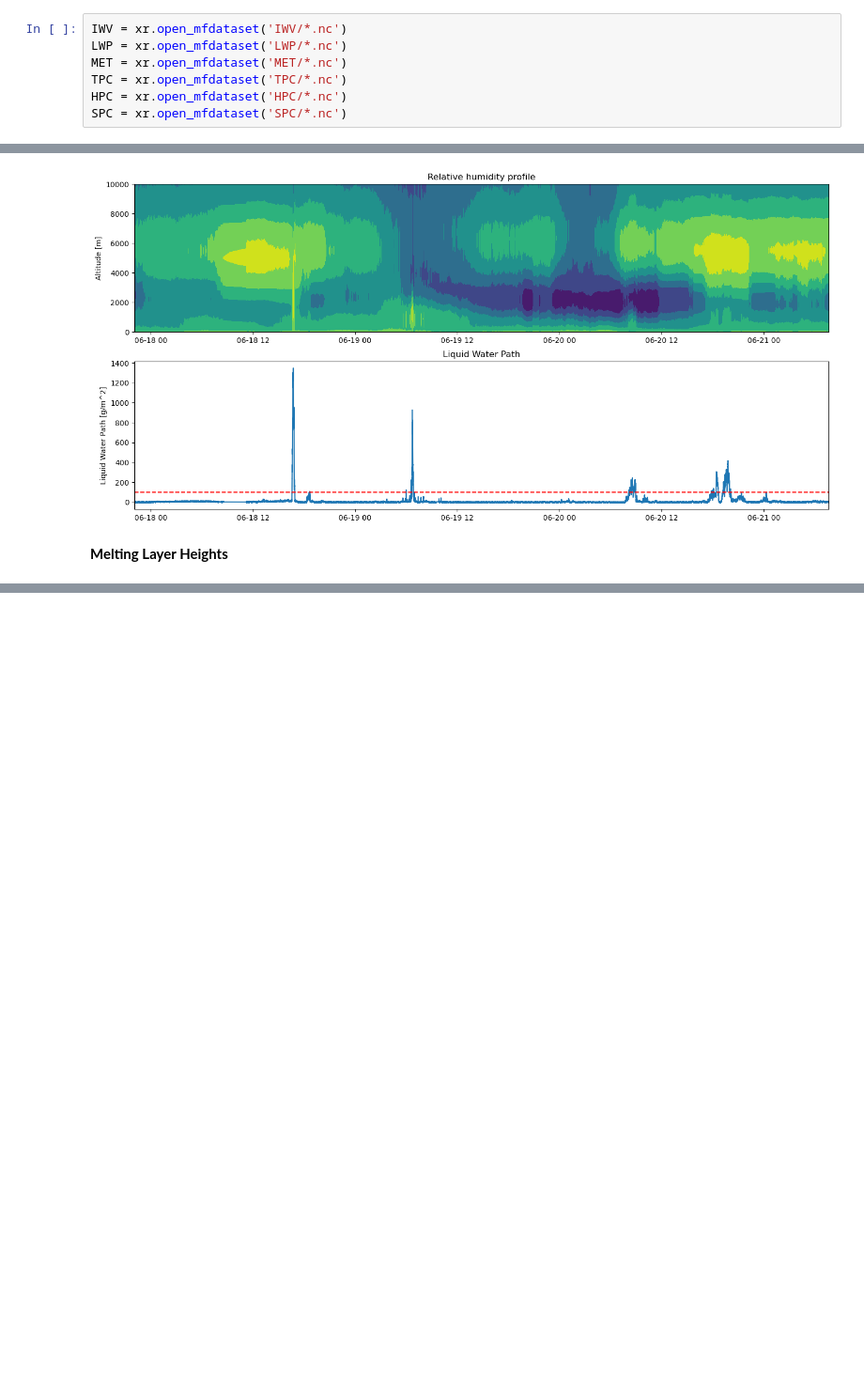
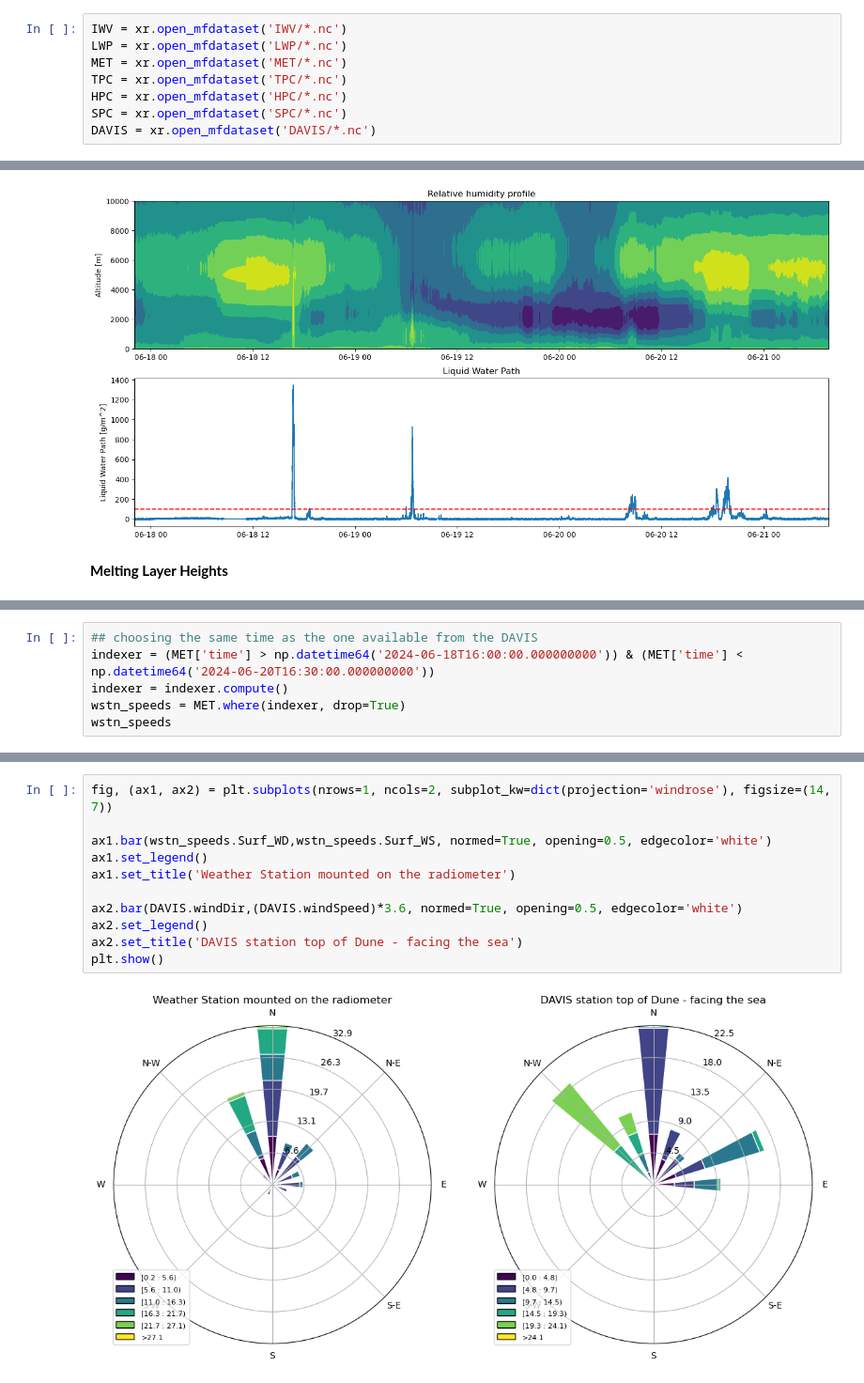
Before and after one commit to nefelita/Fieldwork, a Jupyter notebook: Nef.ipynb, the cells around one changed output, grey strips where cells are left out. Shown at 94% size. Saved outputs shown, nothing was run; the diff lists cells and outputs as text; blank space fills up the shorter version.

```diff
--- a/Nef.ipynb
+++ b/Nef.ipynb
@@ -15,3 +17,4 @@ MET = xr.open_mfdataset('MET/*.nc')
 TPC = xr.open_mfdataset('TPC/*.nc')
 HPC = xr.open_mfdataset('HPC/*.nc')
 SPC = xr.open_mfdataset('SPC/*.nc')
+DAVIS = xr.open_mfdataset('DAVIS/*.nc')
@@ -313,0 +322,6 @@ plt.scatter(melting_altitude.time[non_nan_indices[0]],melting_heights)
+# %%
+## choosing the same time as the one available from the DAVIS
+indexer = (MET['time'] > np.datetime64('2024-06-18T16:00:00.000000000')) & (MET['time'] < np.datetime64('2024-06-20T16:30:00.000000000'))
+indexer = indexer.compute()
+wstn_speeds = MET.where(indexer, drop=True)
+wstn_speeds
@@ -313,0 +346,13 @@ plt.scatter(melting_altitude.time[non_nan_indices[0]],melting_heights)
+# %%
+fig, (ax1, ax2) = plt.subplots(nrows=1, ncols=2, subplot_kw=dict(projection='windrose'), figsize=(14, 7))
+
+ax1.bar(wstn_speeds.Surf_WD,wstn_speeds.Surf_WS, normed=True, opening=0.5, edgecolor='white')
+ax1.set_legend()
+ax1.set_title('Weather Station mounted on the radiometer')
+
+ax2.bar(DAVIS.windDir,(DAVIS.windSpeed)*3.6, normed=True, opening=0.5, edgecolor='white')
+ax2.set_legend()
+ax2.set_title('DAVIS station top of Dune - facing the sea')
+plt.show()
+# %% [output]
+[figure, added]
```
Also changed, not shown: parts of 7 cells of this notebook, 3 other files.
